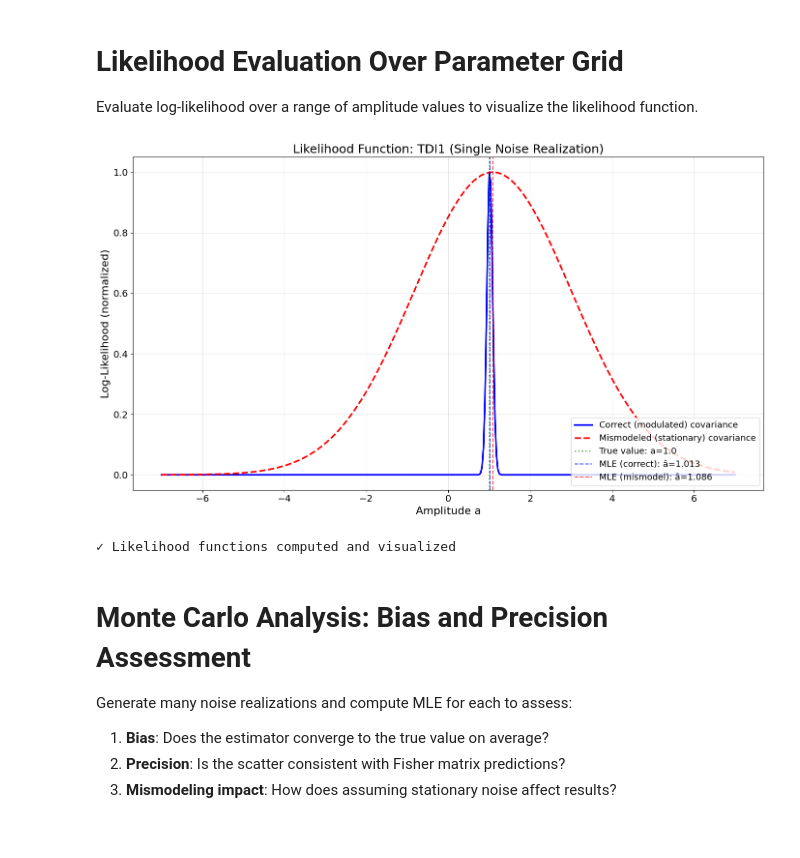
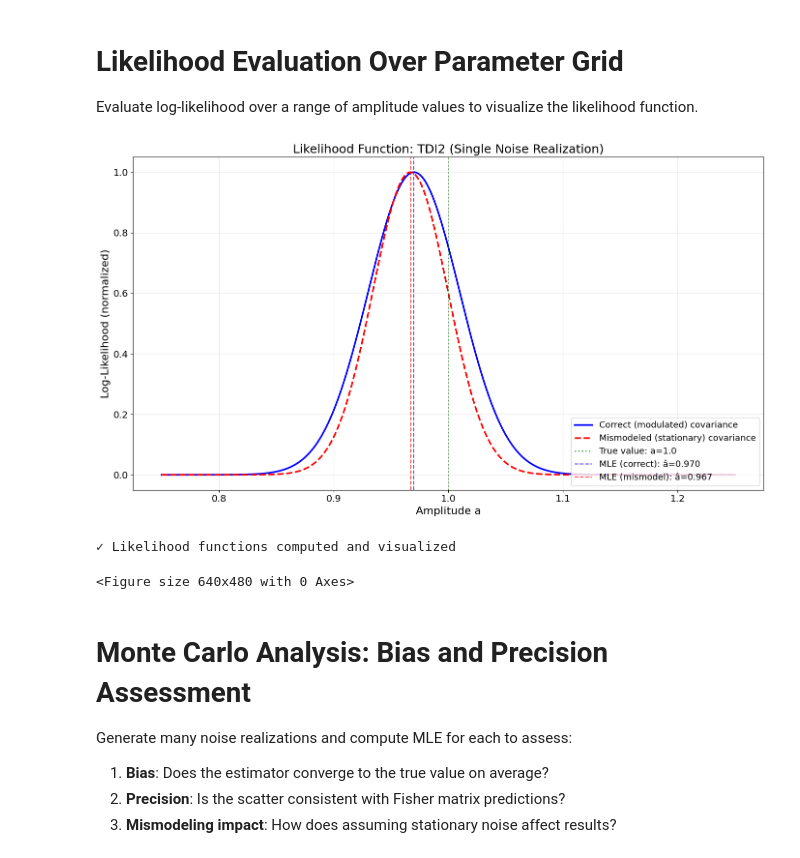
Before and after one commit to lorenzsp/NoStaLISA, a Jupyter notebook: toy_models/toy_model_modulation_mismodel.ipynb, the cells around one changed output. Drawn from its saved outputs; the diff is of its cells as text; code cells hidden in the pictures.

```diff
--- a/toy_models/toy_model_modulation_mismodel.ipynb
+++ b/toy_models/toy_model_modulation_mismodel.ipynb
@@ -393,14 +442,11 @@ print("✓ TDI2: Better low-frequency performance, stronger high-frequency noise
 Generate the non-diagonal covariance matrices for modulated noise processes using both TDI1 and TDI2 noise curves.
 # %%
 # Prepare two-sided PSDs (fftshifted)
-PSD_pos_neg_TDI1 = noise_PSD(freq_bin, TDI="TDI1")
-PSD_pos_neg_TDI1[N//2] = PSD_pos_neg_TDI1[N//2 + 1]  # Regularize f=0
+PSD_TDI1 = noise_PSD(freq_bin, TDI="TDI1")
+PSD_TDI1[0] = PSD_TDI1[1]
 
-PSD_pos_neg_TDI2 = noise_PSD(freq_bin, TDI="TDI2")
-PSD_pos_neg_TDI2[N//2] = PSD_pos_neg_TDI2[N//2 + 1]  # Regularize f=0
-
-# FFT of modulation function (two-sided, fftshifted)
-w_fft = np.fft.fftshift(np.fft.fft(w_t))
+PSD_TDI2 = noise_PSD(freq_bin, TDI="TDI2")
+PSD_TDI2[0] = PSD_TDI2[1]
 
 print("Computing covariance matrices using fast FFT method...")
 print("This may take a moment for large N...")
@@ -408,11 +454,11 @@ print("This may take a moment for large N...")
 # Compute covariance matrices (fast method)
 import time
 start = time.time()
-Cov_Matrix_TDI1_modulated = compute_covariance_fast(w_t, PSD_pos_neg_TDI1, delta_f)
+Cov_Matrix_TDI1_modulated = noise_covariance_w_pos(PSD_TDI1, w_t, delta_t, diag=10)
 elapsed_tdi1 = time.time() - start
 
 start = time.time()
-Cov_Matrix_TDI2_modulated = compute_covariance_fast(w_t, PSD_pos_neg_TDI2, delta_f)
+Cov_Matrix_TDI2_modulated = noise_covariance_w_pos(PSD_TDI2, w_t, delta_t, diag=10)
 elapsed_tdi2 = time.time() - start
 
 print(f"✓ TDI1 covariance matrix computed in {elapsed_tdi1:.2f} s")
@@ -444,8 +483,8 @@ Matrix properties:
 For comparison, build diagonal covariance matrices assuming stationary noise (ignoring modulation).
 # %%
 # Stationary covariance: diagonal matrix with PSD/2Δf on diagonal
-Cov_Matrix_TDI1_stationary = np.diag(PSD_pos_neg_TDI1 / (2 * delta_f))
-Cov_Matrix_TDI2_stationary = np.diag(PSD_pos_neg_TDI2 / (2 * delta_f))
+Cov_Matrix_TDI1_stationary = np.diag(N*PSD_TDI1 / (2 * delta_t))
+Cov_Matrix_TDI2_stationary = np.diag(N*PSD_TDI2 / (2 * delta_t))
 
 print("✓ Stationary (diagonal) covariance matrices constructed")
 print(f"\nStationary assumption:")
@@ -722,57 +794,55 @@ TDI2:
 Evaluate log-likelihood over a range of amplitude values to visualize the likelihood function.
 # %%
 # Define amplitude grid
-a_range = np.linspace(-7, 7, 400)
+a_range = np.linspace(a_ex-0.25, a_ex + 0.25, 400)
 
-# Compute log-likelihood for TDI1 (correct covariance)
-llike_TDI1_correct = []
-for a_test in a_range:
-    h_test = a_test * template
-    residual = data_TDI1_fft - h_test
-    llike_val = -0.5 * np.real(residual.conj() @ Cov_Matrix_TDI1_modulated_inv @ residual)
-    llike_TDI1_correct.append(llike_val)
+# Compute log-likelihood for TDI2 (incorrect/correct covariance)
+llike_TDI2_correct = []
+llike_TDI2_mismodel = []
+for a_test in tqdm(a_range):
+    h_test = a_test * normed_template
+    residual = data_TDI2_fft - h_test # Remember, data = h + n with n modified. Not stationary
 
-# Compute log-likelihood for TDI1 (mismodeled covariance)
-llike_TDI1_mismodel = []
-for a_test in a_range:
-    h_test = a_test * template
-    residual = data_TDI1_fft - h_test
-    llike_val = -0.5 * np.real(residual.conj() @ Cov_Matrix_TDI1_stationary_inv @ residual)
-    llike_TDI1_mismodel.append(llike_val)
+    llike_val_TDI2_correct = -0.5 * fast_inner_product(residual, residual, Cov_Matrix_TDI2_modulated_sparse)
+    llike_val_TDI2_mismodel = -0.5 * fast_inner_product(residual, residual, Cov_Matrix_TDI2_stationary_sparse)
+
+    llike_TDI2_correct.append(llike_val_TDI2_correct)
+    llike_TDI2_mismodel.append(llike_val_TDI2_mismodel)
 
 # Normalize for better visualization
-llike_TDI1_correct = np.array(llike_TDI1_correct)
-llike_TDI1_correct -= np.max(llike_TDI1_correct)
+llike_TDI2_correct = np.array(llike_TDI2_correct)
+llike_TDI2_correct -= np.max(llike_TDI2_correct)
 
-llike_TDI1_mismodel = np.array(llike_TDI1_mismodel)
-llike_TDI1_mismodel -= np.max(llike_TDI1_mismodel)
+llike_TDI2_mismodel = np.array(llike_TDI2_mismodel)
+llike_TDI2_mismodel -= np.max(llike_TDI2_mismodel)
 
-like_TDI1_correct = np.exp(llike_TDI1_correct)
-like_TDI1_mismodel = np.exp(llike_TDI1_mismodel)
+like_TDI2_correct = np.exp(llike_TDI2_correct)
+like_TDI2_mismodel = np.exp(llike_TDI2_mismodel)
 
 # Plot
 fig, ax = plt.subplots(1, 1, figsize=[14, 8])
 
-ax.plot(a_range, like_TDI1_correct, 'b-', linewidth=2.5, label='Correct (modulated) covariance')
-ax.plot(a_range, like_TDI1_mismodel, 'r--', linewidth=2.5, label='Mismodeled (stationary) covariance')
+ax.plot(a_range, like_TDI2_correct, 'b-', linewidth=2.5, label='Correct (modulated) covariance')
+ax.plot(a_range, like_TDI2_mismodel, 'r--', linewidth=2.5, label='Mismodeled (stationary) covariance')
 ax.axvline(a_ex, color='green', linestyle=':', linewidth=2, alpha=0.7, label=f'True value: a={a_ex}')
-ax.axvline(a_ML_TDI1_correct, color='blue', linestyle='--', linewidth=1.5, alpha=0.7, label=f'MLE (correct): â={a_ML_TDI1_correct:.3f}')
-ax.axvline(a_ML_TDI1_mismodel, color='red', linestyle='--', linewidth=1.5, alpha=0.7, label=f'MLE (mismodel): â={a_ML_TDI1_mismodel:.3f}')
+ax.axvline(a_ML_TDI2_correct, color='blue', linestyle='--', linewidth=1.5, alpha=0.7, label=f'MLE (correct): â={a_ML_TDI2_correct:.3f}')
+ax.axvline(a_ML_TDI2_mismodel, color='red', linestyle='--', linewidth=1.5, alpha=0.7, label=f'MLE (mismodel): â={a_ML_TDI2_mismodel:.3f}')
 
 ax.set_xlabel('Amplitude a', fontsize=16)
 ax.set_ylabel('Log-Likelihood (normalized)', fontsize=16)
-ax.set_title('Likelihood Function: TDI1 (Single Noise Realization)', fontsize=18)
+ax.set_title('Likelihood Function: TDI2 (Single Noise Realization)', fontsize=18)
 ax.legend(fontsize=13, loc='lower right')
 ax.grid(True, alpha=0.3)
 ax.tick_params(labelsize=14)
 
 plt.tight_layout()
 plt.show()
-
+plt.clf()
 print("✓ Likelihood functions computed and visualized")
 # %% [output]
-[figure, old version]
+[figure, new version]
 ✓ Likelihood functions computed and visualized
+<Figure size 640x480 with 0 Axes>
 # %% [markdown]
 # Monte Carlo Analysis: Bias and Precision Assessment
 
```
Also changed, not shown: parts of 22 cells of this notebook.
